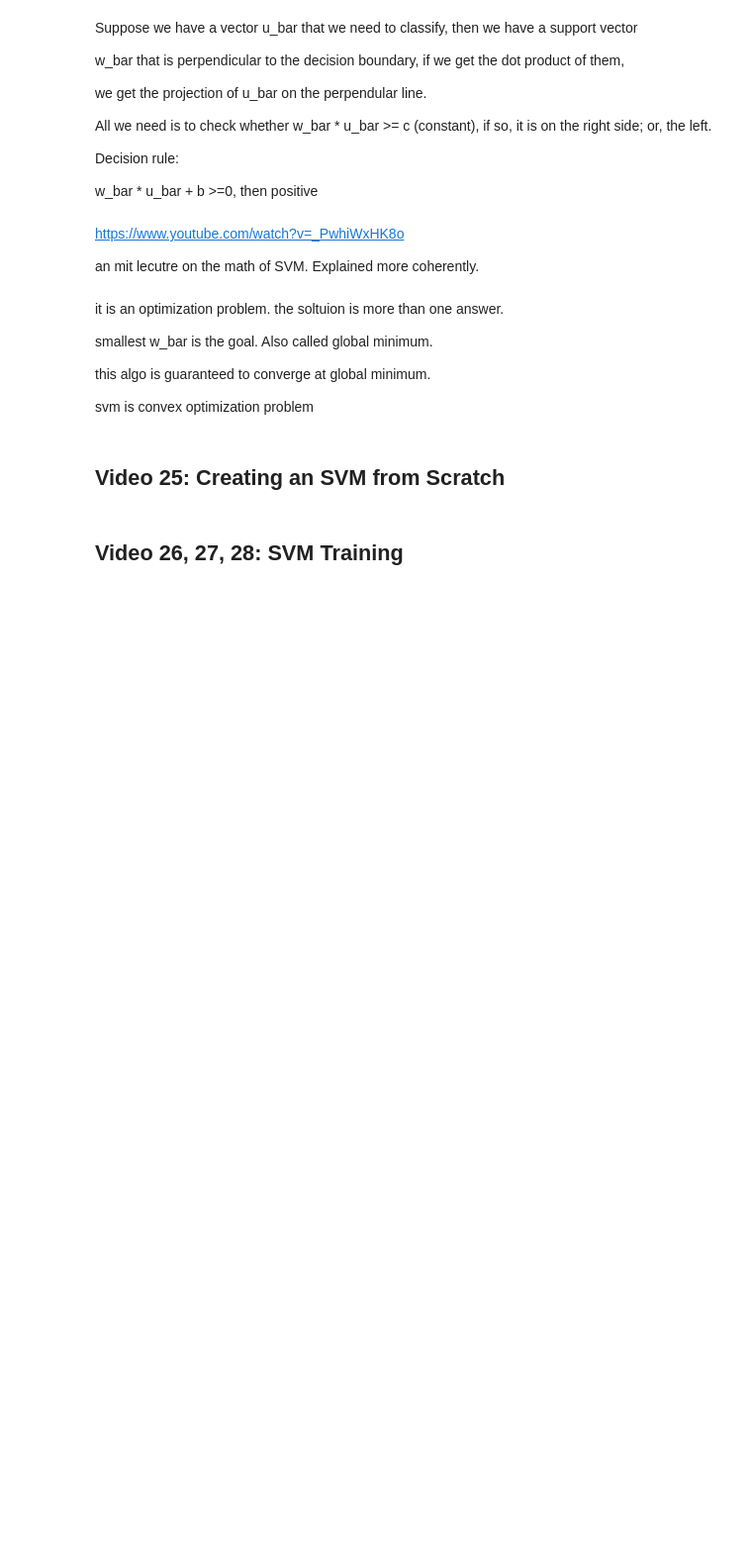
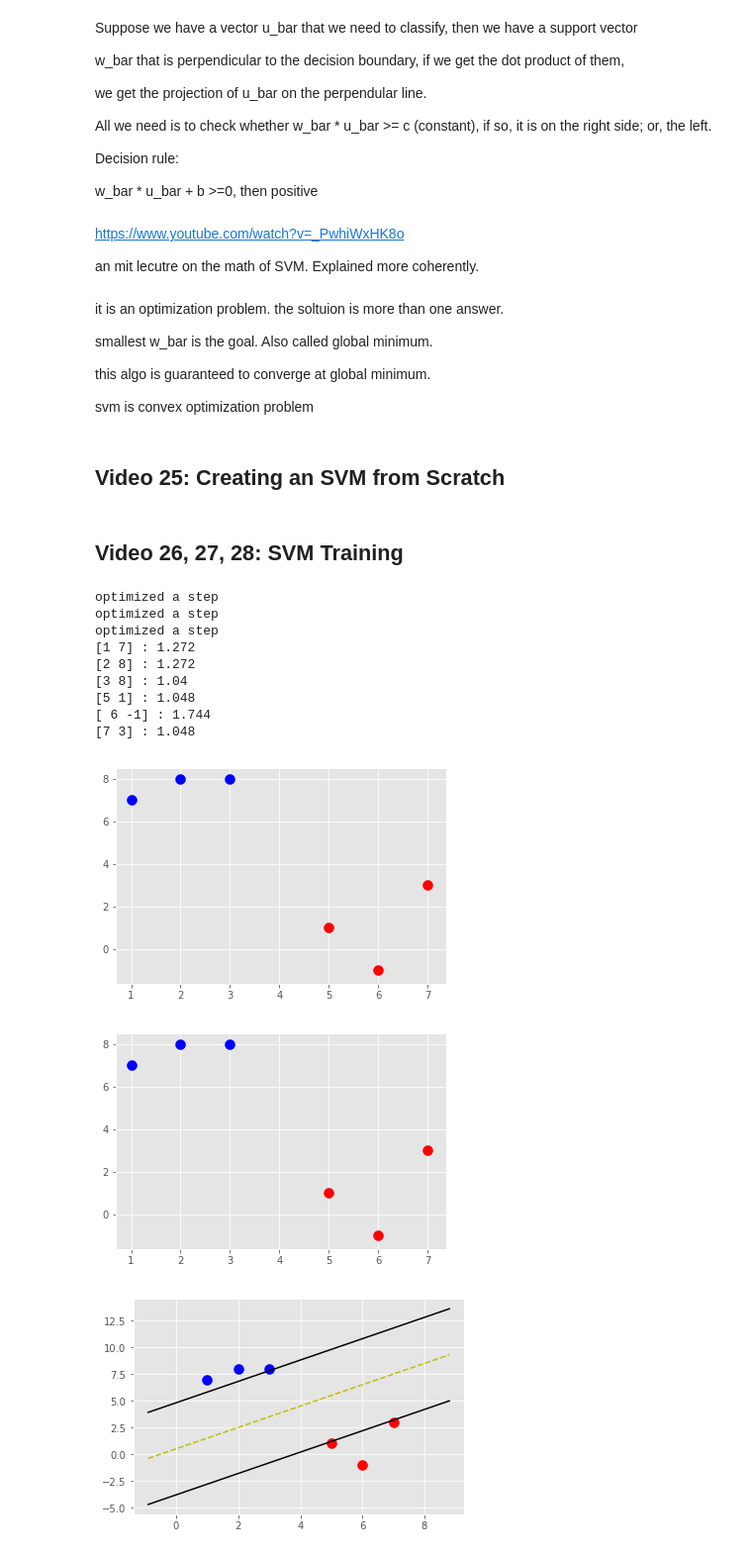
Before and after one commit to jx669/Algorithm, a Jupyter notebook: Support Vector Machine.ipynb, the cells around one changed output. Shown: that part at 99% size. Drawn from its saved outputs; the diff is of its cells as text; code cells hidden in the pictures; blank space fills up the shorter version.

```diff
--- a/Support Vector Machine.ipynb
+++ b/Support Vector Machine.ipynb
@@ -195,0 +235,20 @@ class Support_Vector_Machine:
+# %%
+data_dict = {-1: np.array([[1, 7], [2, 8], [3, 8]]),
+             1 : np.array([[5, 1], [6, -1], [7, 3]])}
+# %%
+svm = Support_Vector_Machine()
+svm.fit(data = data_dict)
+svm.visualize()
+# %% [output]
+optimized a step
+optimized a step
+optimized a step
+[1 7] : 1.272
+[2 8] : 1.272
+[3 8] : 1.04
+[5 1] : 1.048
+[ 6 -1] : 1.744
+[7 3] : 1.048
+[figure, added]
+[figure, added]
+[figure, added]
```
Also changed, not shown: parts of 2 cells of this notebook.
